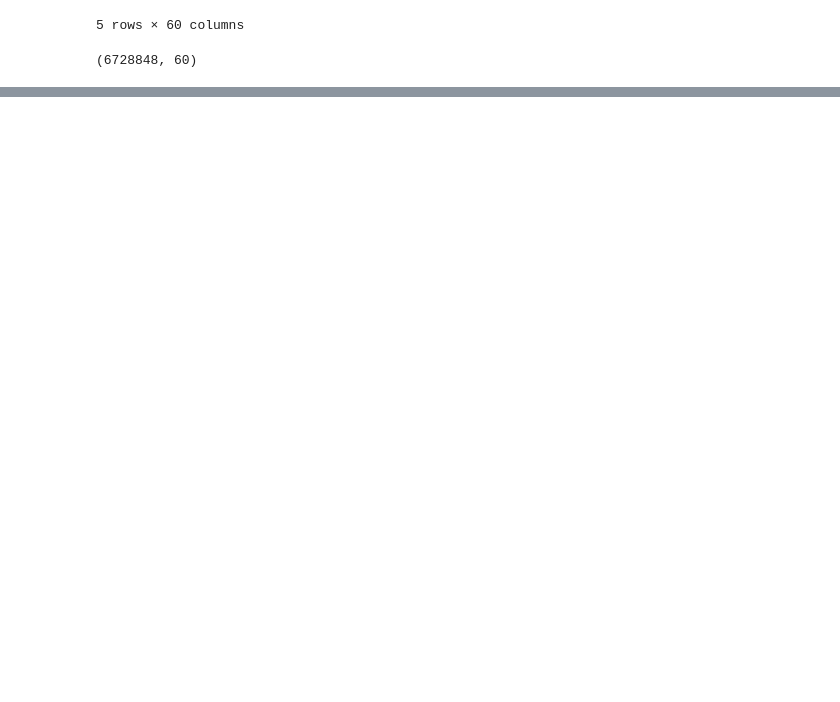
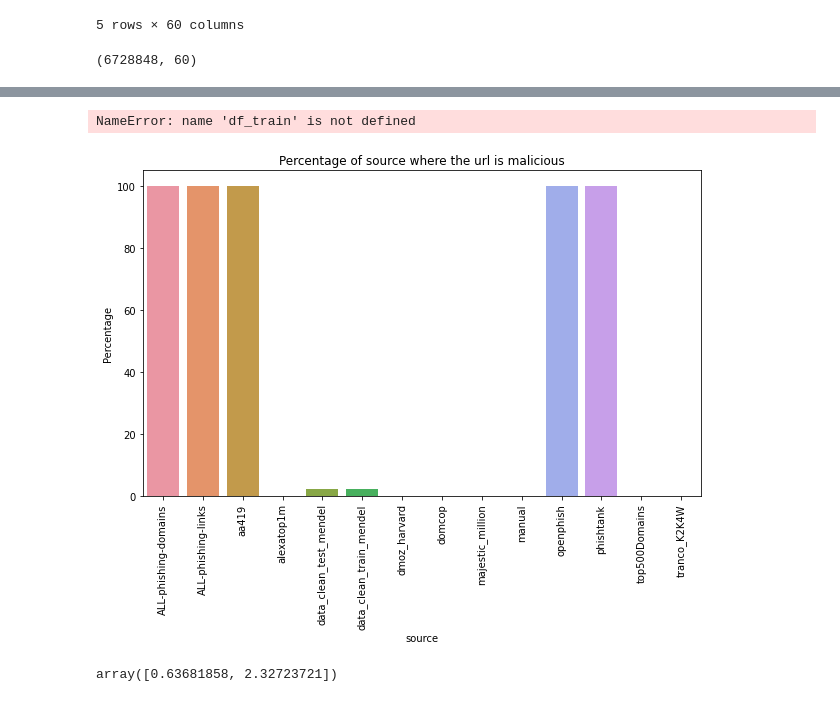
Before and after one commit to a8truong/dsc148_project, a Jupyter notebook: DSC148_Project.ipynb, the cells around one changed output, grey strips where cells are left out. Drawn from its saved outputs; the diff is of its cells as text; code cells hidden in the pictures; blank space fills up the shorter version.

```diff
--- a/DSC148_Project.ipynb
+++ b/DSC148_Project.ipynb
@@ -133,0 +119,40 @@ sb.boxplot(x='label', y='price', data=train[['label', 'price']])
+# %%
+for title, df in {'Train data': df_train, 'Test data': df_test}.items():
+    mean_has_df = df[has_features].groupby('label_text').mean()
+    df_mean_barplot = mean_has_df.T.stack().reset_index().rename(columns={'level_0': 'has_feature',
+                                                                          0: 'mean_val'})
+    plt.figure(figsize=(16, 8))
+    g = sns.barplot(x=df_mean_barplot['has_feature'],
+                    y=df_mean_barplot['mean_val'],
+                    hue=df_mean_barplot['label_text'])
+    g.set_xticklabels(g.get_xticklabels(), rotation=30, horizontalalignment='right')
+    g.set_title(title)
+# %% [output]
+NameError: name 'df_train' is not defined
+# %%
+# Group by 'source' and count occurrences where label == 1
+
+# get subset where label == 1
+subset = train[train['label'] == 1]
+# get counts for each source in subset
+counts_label_1 = subset.groupby('source').size().reset_index(name='count_label_1')
+
+# calculate the total count for each source
+total_counts = train.groupby('source').size().reset_index(name='total_count')
+
+# merge
+merged_data = counts_label_1.merge(total_counts, on='source', how='right')
+
+# calculate percentages
+merged_data['percentage'] = (merged_data['count_label_1'] / merged_data['total_count']) * 100
+
+# plot barplot for % of each source that is malicious
+plt.figure(figsize=(10, 6))
+sns.barplot(data=merged_data, x='source', y='percentage')
+plt.title('Percentage of source where the url is malicious')
+plt.xlabel('source')
+plt.ylabel('Percentage')
+plt.xticks(rotation=90)  # for visibility
+plt.show()
+# %% [output]
+[figure, added]
@@ -133,0 +167,5 @@ sb.boxplot(x='label', y='price', data=train[['label', 'price']])
+# %%
+from sklearn.utils.class_weight import compute_class_weight
+compute_class_weight(class_weight="balanced", classes=np.unique(train['label']), y=train['label'])
+# %% [output]
+array([0.63681858, 2.32723721])
```
Also changed, not shown: parts of 41 cells of this notebook.
